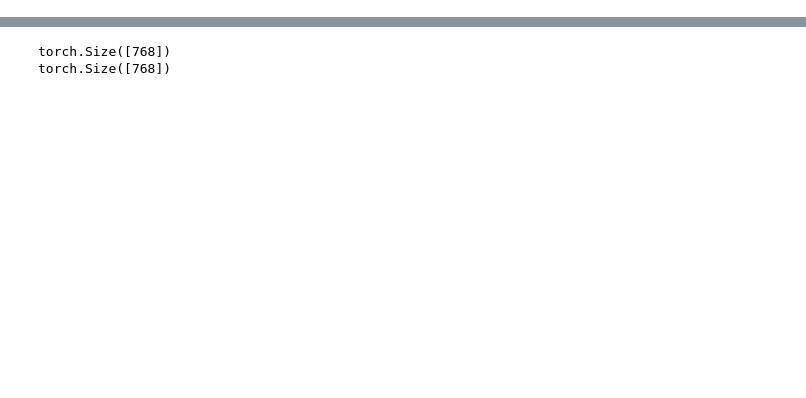
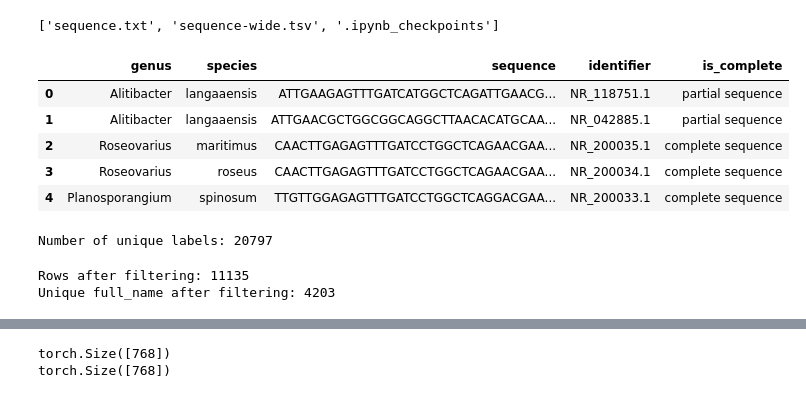
Before and after one commit to BioMatt/lossers, a Jupyter notebook: sdtemple_dna_bert.ipynb, the cells around one changed output, grey strips where cells are left out. Drawn from its saved outputs; the diff is of its cells as text; code cells hidden in the pictures; blank space fills up the shorter version.

Commit message:
cleaner data

```diff
--- a/sdtemple_dna_bert.ipynb
+++ b/sdtemple_dna_bert.ipynb
@@ -7,0 +19,39 @@ model = AutoModel.from_config(config)
+# %%
+os.listdir('lossers/data')
+# %% [output]
+['sequence.txt', 'sequence-wide.tsv', '.ipynb_checkpoints']
+# %%
+df = pd.read_csv('lossers/data/sequence-wide.tsv', sep='\t')
+df.head()
+# %% [output]
+|  | genus | species | sequence | identifier | is_complete |
+| 0 | Alitibacter | langaaensis | ATTGAAGAGTTTGATCATGGCTCAGATTGAACG... | NR_118751.1 | partial sequence |
+| 1 | Alitibacter | langaaensis | ATTGAACGCTGGCGGCAGGCTTAACACATGCAA... | NR_042885.1 | partial sequence |
+| 2 | Roseovarius | maritimus | CAACTTGAGAGTTTGATCCTGGCTCAGAACGAA... | NR_200035.1 | complete sequence |
+| 3 | Roseovarius | roseus | CAACTTGAGAGTTTGATCCTGGCTCAGAACGAA... | NR_200034.1 | complete sequence |
+| 4 | Planosporangium | spinosum | TTGTTGGAGAGTTTGATCCTGGCTCAGGACGAA... | NR_200033.1 | complete sequence |
+# %%
+df['full_name'] = df['genus'] + '_' + df['species']
+# df['label'] = df['full_name'].astype('category').cat.codes
+num_labels = df['full_name'].nunique()
+print(f'Number of unique labels: {num_labels}')
+# %% [output]
+Number of unique labels: 20797
+# %%
+df['length'] = df['sequence'].str.len()
+df = df[df['is_complete'].isin(['partial sequence', 'complete sequence'])]
+
+# keep only full_name values that appear at least twice
+counts = df['full_name'].value_counts()
+valid_full_names = counts[counts >= 2].index
+df = df[df['full_name'].isin(valid_full_names)].reset_index(drop=True)
+
+print(f"Rows after filtering: {len(df)}")
+print(f"Unique full_name after filtering: {df['full_name'].nunique()}")
+# sanity check: every remaining full_name appears at least twice
+assert df['full_name'].value_counts().min() >= 2
+
+df = df[(df['length'] > 1300) & (df['length'] < 1600)].reset_index(drop=True)
+# %% [output]
+Rows after filtering: 11135
+Unique full_name after filtering: 4203
```
Also changed, not shown: parts of 8 cells of this notebook, 1 other file.
